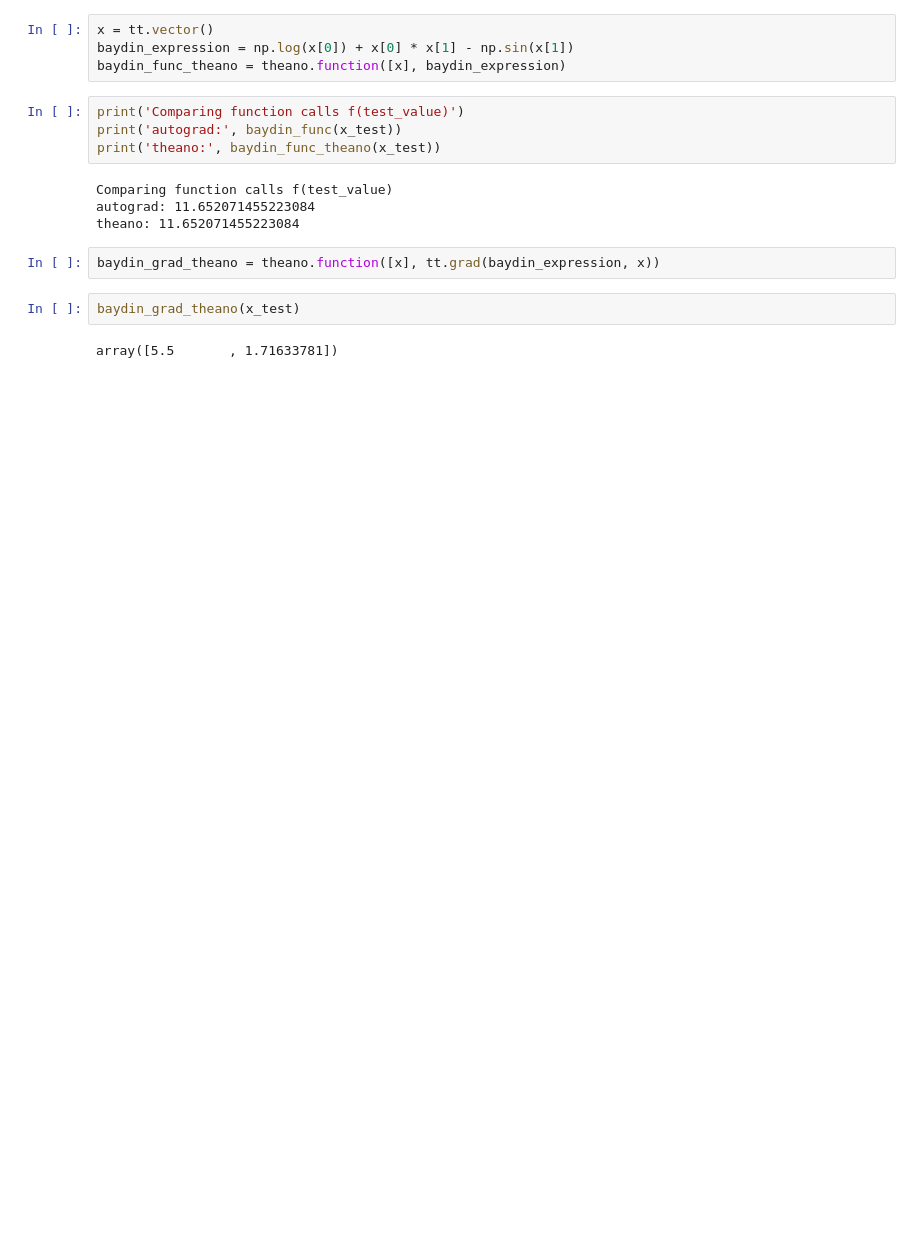
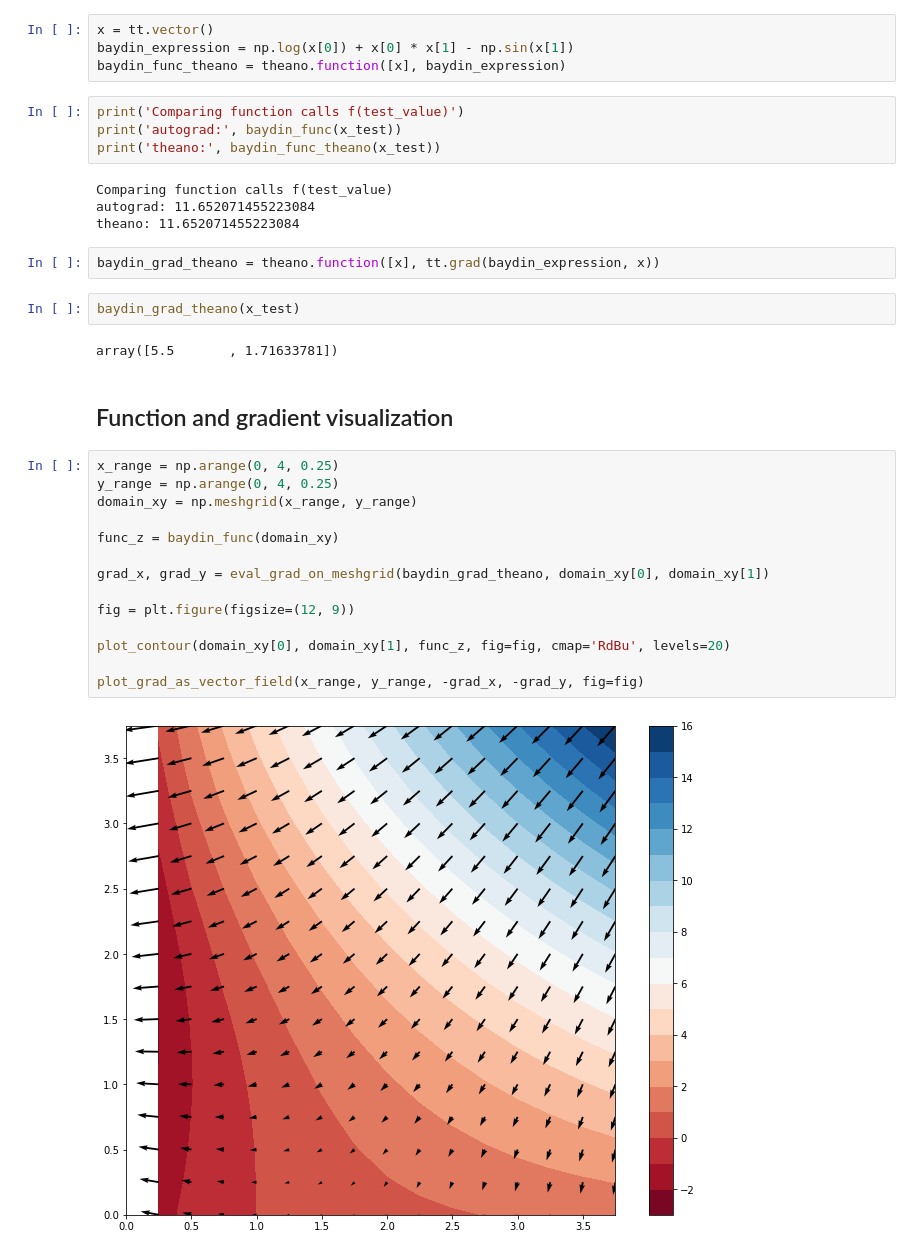
Before and after one commit to semeniuta/Optimization-Notebooks, a Jupyter notebook: autograd_and_theano.ipynb, the cells around one changed output. Cells and saved outputs as stored; diff of their text form; blank space fills up the shorter version.

Commit message:
Add graphics and better structure to autograd_and_theano nb

```diff
--- a/autograd_and_theano.ipynb
+++ b/autograd_and_theano.ipynb
@@ -64,3 +70,21 @@ baydin_grad_theano = theano.function([x], tt.grad(baydin_expression, x))
 baydin_grad_theano(x_test)
 # %% [output]
 array([5.5       , 1.71633781])
+# %% [markdown]
+## Function and gradient visualization
+# %%
+x_range = np.arange(0, 4, 0.25)
+y_range = np.arange(0, 4, 0.25)
+domain_xy = np.meshgrid(x_range, y_range)
+
+func_z = baydin_func(domain_xy)
+
+grad_x, grad_y = eval_grad_on_meshgrid(baydin_grad_theano, domain_xy[0], domain_xy[1])
+
+fig = plt.figure(figsize=(12, 9))
+
+plot_contour(domain_xy[0], domain_xy[1], func_z, fig=fig, cmap='RdBu', levels=20)
+
+plot_grad_as_vector_field(x_range, y_range, -grad_x, -grad_y, fig=fig)
+# %% [output]
+[figure, added]
```
Also changed, not shown: parts of 7 cells of this notebook.
